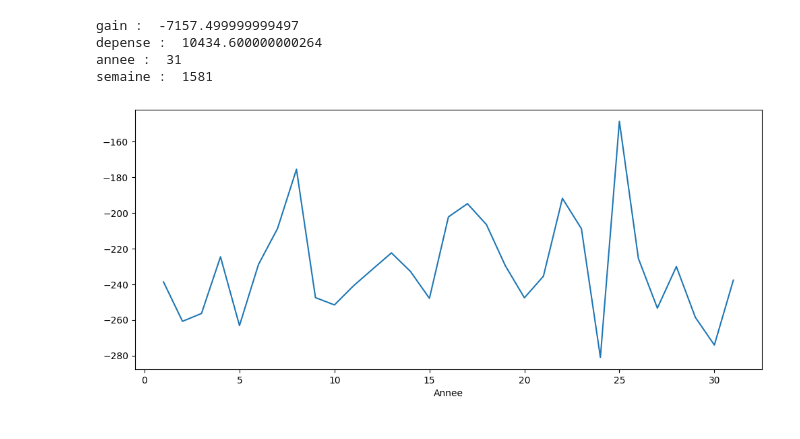
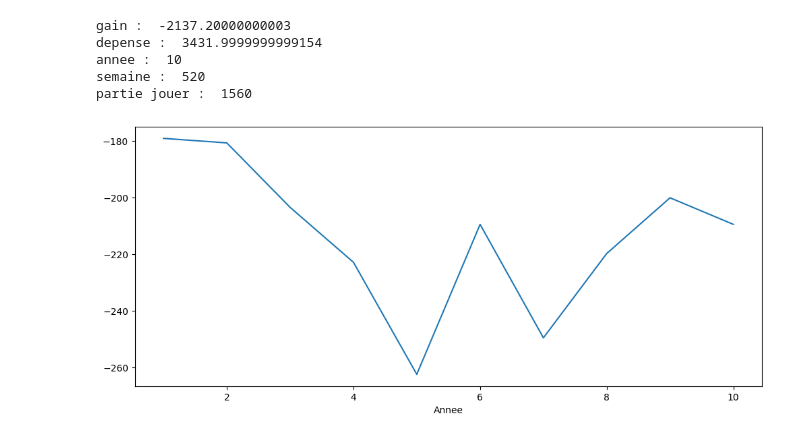
Before and after one commit to vigreux8/loto-simulateur, a Jupyter notebook: main.ipynb, the cells around one changed output. Saved outputs shown, nothing was run; the diff lists cells and outputs as text; code cells hidden in the pictures.

```diff
--- a/main.ipynb
+++ b/main.ipynb
@@ -5,5 +5,29 @@ import matplotlib.pyplot as plt
 from collections import Counter
 %matplotlib inline
 # np.random.seed(46)
+# %%
+#Paramétre de la simulation
+TYPE_TIRAGE = "loto" # ou "euromillion"
+NB_ANNEES = 10
+NB_TIRAGE_PAR_SEMAINE  = 3
+PRIX_LOTO = 2.20
+NB_TIRAGE_LOTO_SEMAINE = 3
+
+
+#euromillion
+NB_TIRAGE_EUROMILLION_SEMAINE = 3
+PRIX_EUROMILLION = 2.30
+
+
+
+
+#Grille du joueur
+GRILLE_NUMERO = [2,9,24,33,43]
+GRILLE_ETOILE = [5]
+
+
+#set joueur :
+grille_joueur = {"numero" :set(GRILLE_NUMERO) ,
+          "etoile" : set(GRILLE_ETOILE)}
 # %%
 #calcule des gain  et des cout
@@ -115,11 +132,12 @@ joueur = {"numero" :set(numéro) ,
 # %%
-# lance 1000 ans de tirage loto  et affiche un graphique des gain
-data_loto, data_numero_tirage, data_etoile_tirage =  tirages_loto(joueur,30)
+# Simulation
+data_loto =  tirages_loto(grille_joueur,NB_ANNEES,NB_TIRAGE_PAR_SEMAINE)
 data_loto.groupby("Annee")["Gain"].sum().plot(figsize=[12,5]);
 # %% [output]
-gain :  -7157.499999999497
-depense :  10434.600000000264
-annee :  31
-semaine :  1581
+gain :  -2137.20000000003
+depense :  3431.9999999999154
+annee :  10
+semaine :  520
+partie jouer :  1560
-[figure, old version]
+[figure, new version]
 # %%
```
Also changed, not shown: parts of 7 cells of this notebook.
